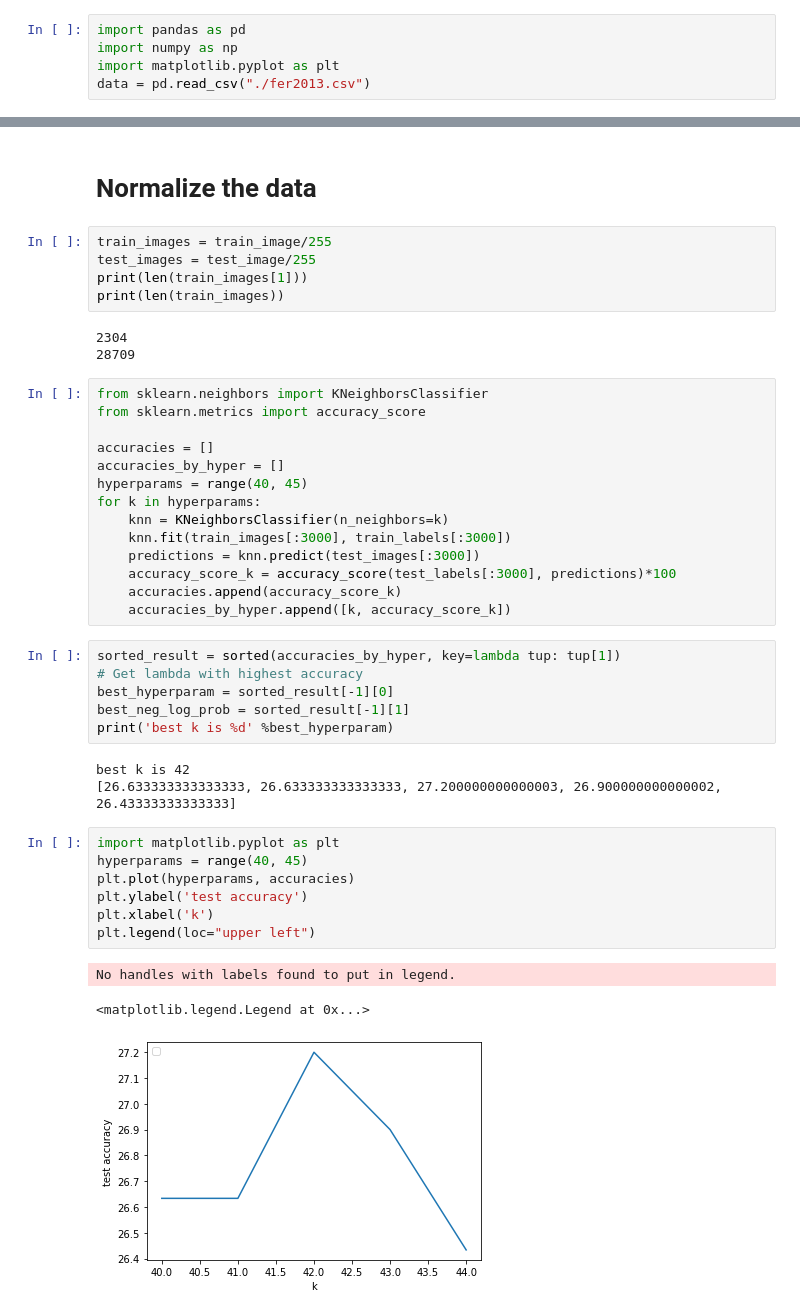
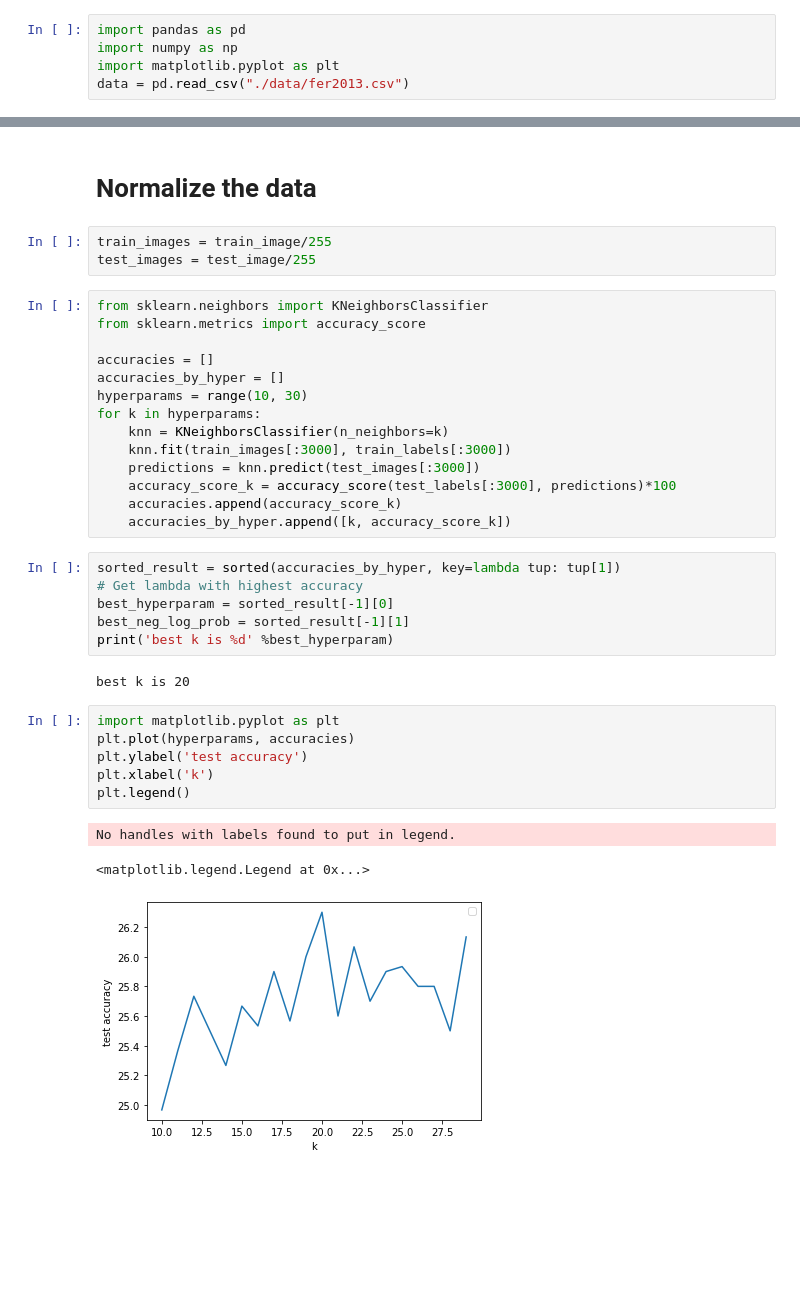
Before and after one commit to meixinzhang/expression-recognizer, a Jupyter notebook: notebooks/knn.ipynb, the cells around one changed output, grey strips where cells are left out. Saved outputs shown, nothing was run; the diff lists cells and outputs as text; blank space fills up the shorter version.

```diff
--- a/notebooks/knn.ipynb
+++ b/notebooks/knn.ipynb
@@ -12,7 +12,7 @@ fer2013.csv  sample_data/
 import pandas as pd
 import numpy as np
 import matplotlib.pyplot as plt
-data = pd.read_csv("./fer2013.csv")
+data = pd.read_csv("./data/fer2013.csv")
 # %% [markdown]
 # Define funtions to preprocess data
 # %%
@@ -36,18 +36,13 @@ test_image, test_labels = data_prep(data[(data['Usage']=='PrivateTest') | (data[
 # %%
 train_images = train_image/255
 test_images = test_image/255
-print(len(train_images[1]))
-print(len(train_images))
-# %% [output]
-2304
-28709
 # %%
 from sklearn.neighbors import KNeighborsClassifier
 from sklearn.metrics import accuracy_score
 
 accuracies = []
 accuracies_by_hyper = []
-hyperparams = range(40, 45)
+hyperparams = range(10, 30)
 for k in hyperparams:
     knn = KNeighborsClassifier(n_neighbors=k)
     knn.fit(train_images[:3000], train_labels[:3000])
@@ -62,16 +57,14 @@ best_hyperparam = sorted_result[-1][0]
 best_neg_log_prob = sorted_result[-1][1]
 print('best k is %d' %best_hyperparam)
 # %% [output]
-best k is 42
-[26.633333333333333, 26.633333333333333, 27.200000000000003, 26.900000000000002, 26.43333333333333]
+best k is 20
 # %%
 import matplotlib.pyplot as plt
-hyperparams = range(40, 45)
 plt.plot(hyperparams, accuracies)
 plt.ylabel('test accuracy')
 plt.xlabel('k')
-plt.legend(loc="upper left")
+plt.legend()
 # %% [output]
 No handles with labels found to put in legend.
 <matplotlib.legend.Legend at 0x...>
-[figure, old version]
+[figure, new version]
```
Also changed, not shown: 1 other file.
